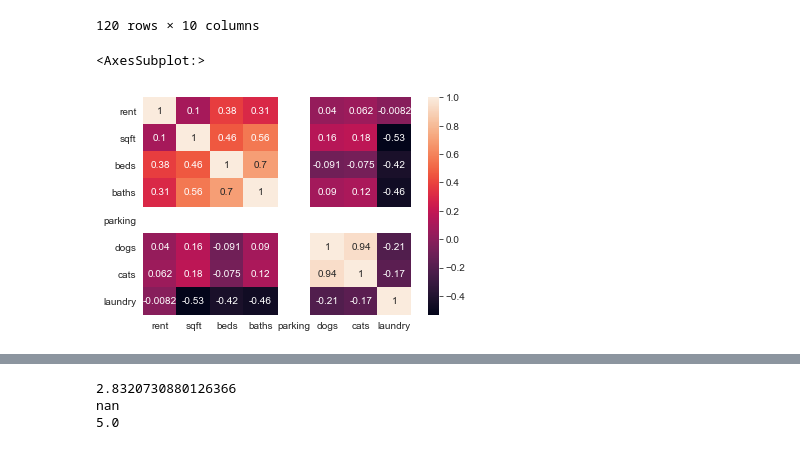
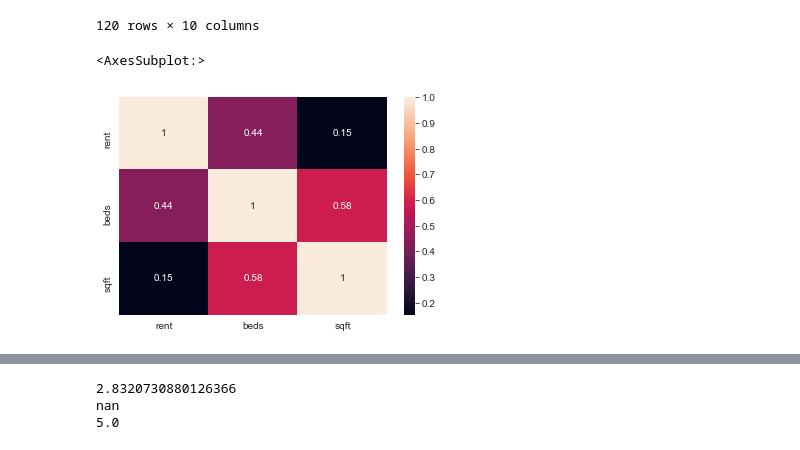
Before and after one commit to gbwiersum/CLApartmentScraper, a Jupyter notebook: CLScraper.ipynb, the cells around one changed output, grey strips where cells are left out. Drawn from its saved outputs; the diff is of its cells as text; code cells hidden in the pictures.

```diff
--- a/CLScraper.ipynb
+++ b/CLScraper.ipynb
@@ -40,24 +40,24 @@ def get_listings(start_url, pages=-1):
     try:
       if True: #hasnextpage():
         if n>0:
-          browser.get((start_url+'?s='+str(n)))
+          url = start_url+'?s='+str(n)
         else:
-          browser.get(start_url)
+          url = start_url
 
-        #Debug:
-        pagestart = BeautifulSoup(browser.page_source).find('span', class_='rangeFrom').text
-        pageend = BeautifulSoup(browser.page_source).find('span', class_='rangeTo').text
-        print("Processing: "+pagestart+" through " + pageend)
-        #####
-
-        listings = browser.find_elements(by=By.CLASS_NAME, value='result-info')
-        for l in listings:
-          html = l.get_attribute('innerHTML')
-          attributes = get_listing_attributes(html)
-          results.update(attributes)
-          time.sleep(random.randint(2,7))
-        else:
-          break
+      browser.get(url)
+      time.sleep(random.randint(2,10))
+      #Debug:
+      pagestart = BeautifulSoup(browser.page_source).find('span', class_='rangeFrom').text
+      pageend = BeautifulSoup(browser.page_source).find('span', class_='rangeTo').text
+      print("Processing: "+pagestart+" through " + pageend)
+      #####
+      listings = browser.find_elements(by=By.CLASS_NAME, value='result-info')
+      for l in listings:
+        html = l.get_attribute('innerHTML')
+        attributes = get_listing_attributes(html)
+        results.update(attributes)
+      else:
+        break
     except AttributeError:
       break
 
@@ -136,7 +136,7 @@ def hasnextpage():
 #TODO: add a progress bar
 #TODO: run in batches, maybe a little more randomly so you don't get booted.
 def get_listing_details(url):
-  #TODO: Parking isn't worknig, beds and baths return str.
+  #TODO: Parking isn't working well, figure out how to code garage, street and open-air
   attrvals = []
   try:
     browser.get(url)
@@ -183,7 +177,7 @@ MaxRetryError: HTTPConnectionPool(host='127.0.0.1', port=59475): Max retries exc
 # %%
-listingdf = get_listings('https://chicago.craigslist.org/search/apa')
+listingdf = get_listings('https://amarillo.craigslist.org/search/apa')
 listingdf.columns = ['heading', 'url', 'rent', 'date posted', 'beds', 'sqft']
-
+listingdf.to_csv('./results20220501.csv')
 #Todo: get_listing_details will have to be run on subsets, not the entire dataset.
 #Figure out how to run this without getting banned from craigslist for being too creepy.
 #Run one day at a time? add a sleep(n)-variable to make you look more human?
@@ -303,10 +260,10 @@ dummy
 120 rows × 10 columns
 # %%
 import seaborn as sns
-sns.heatmap(dummy.corr(), annot=True)
+sns.heatmap(listingdf.corr(), annot=True)
 # %% [output]
 <AxesSubplot:>
-[figure, old version]
+[figure, new version]
 # %%
 import seaborn as sns
 import matplotlib.pyplot as plt
```
Also changed, not shown: parts of 9 cells of this notebook.
